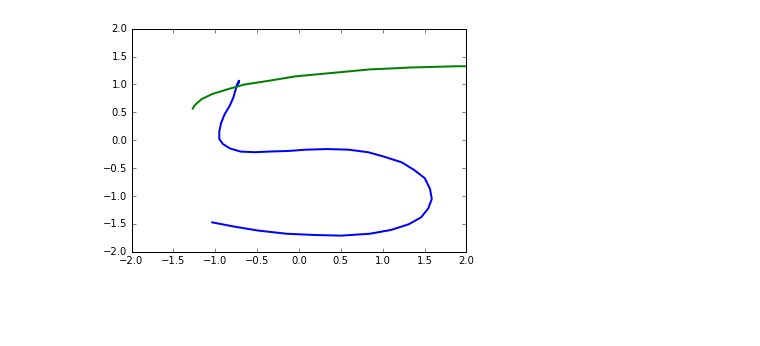
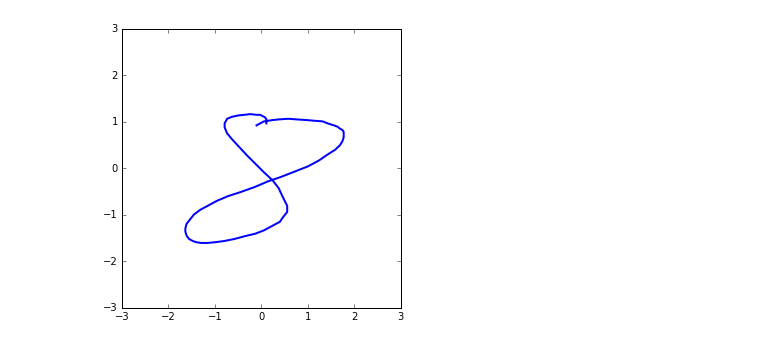
Before and after one commit to choucavalier/pendigits-hmm, a Jupyter notebook: Notebook.ipynb, the cells around one changed output. Saved outputs shown, nothing was run; the diff lists cells and outputs as text; code cells hidden in the pictures; blank space fills up the shorter version.

```diff
--- a/Notebook.ipynb
+++ b/Notebook.ipynb
@@ -7,7 +9,8 @@ from plotting import plotter
 parse = parser.Parser();
 train_digits = parse.parse_file('data/pendigits-train');
 test_digits = parse.parse_file('data/pendigits-test')
-# %%
-plotter.plot_digit(train_digits[8])
-# %% [output]
-[figure, removed]
+# %%
+pylab.rcParams['figure.figsize'] = (5, 5);
+plotter.plot_digit(train_digits[0], True)
+# %% [output]
+[figure, added]
```
Also changed, not shown: parts of 5 cells of this notebook, 7 other files.
